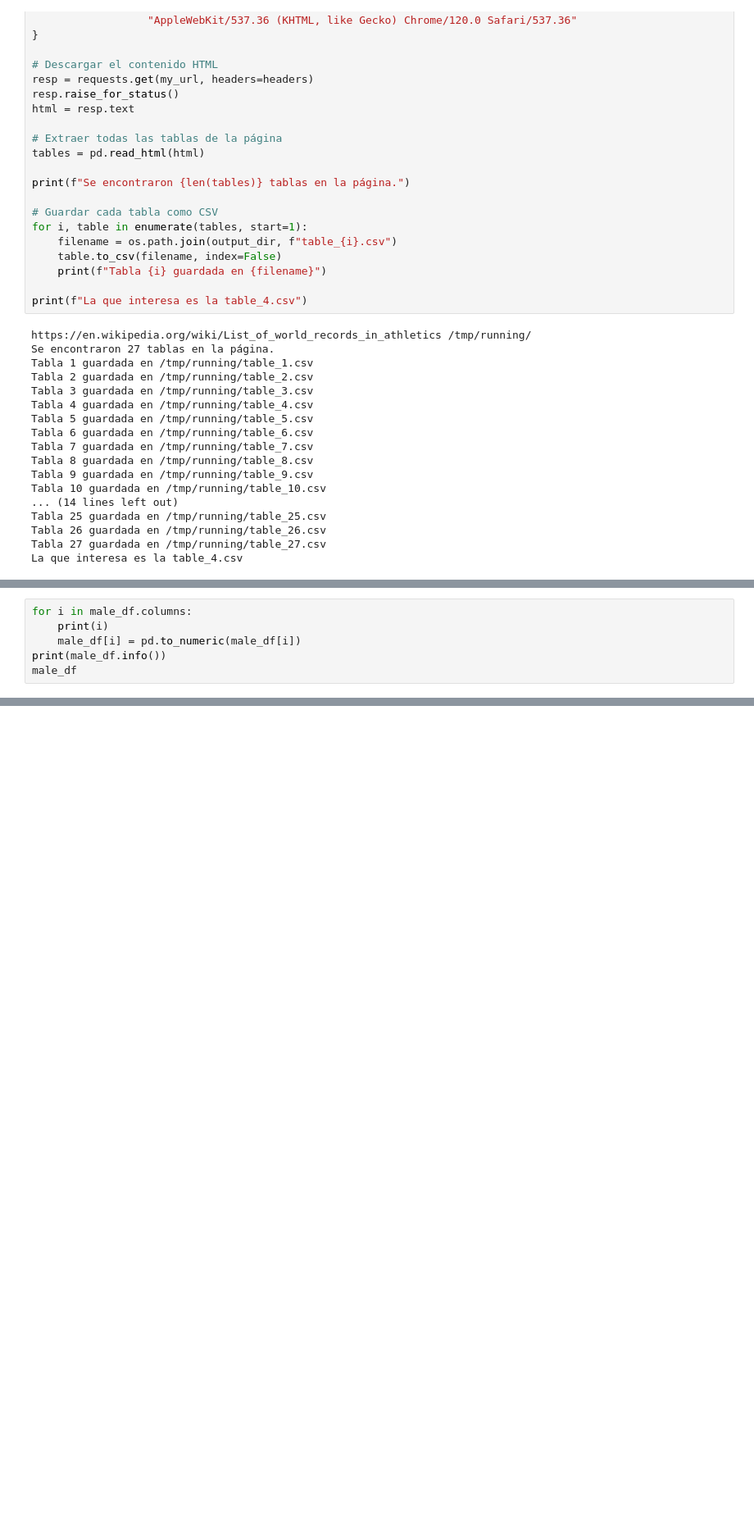
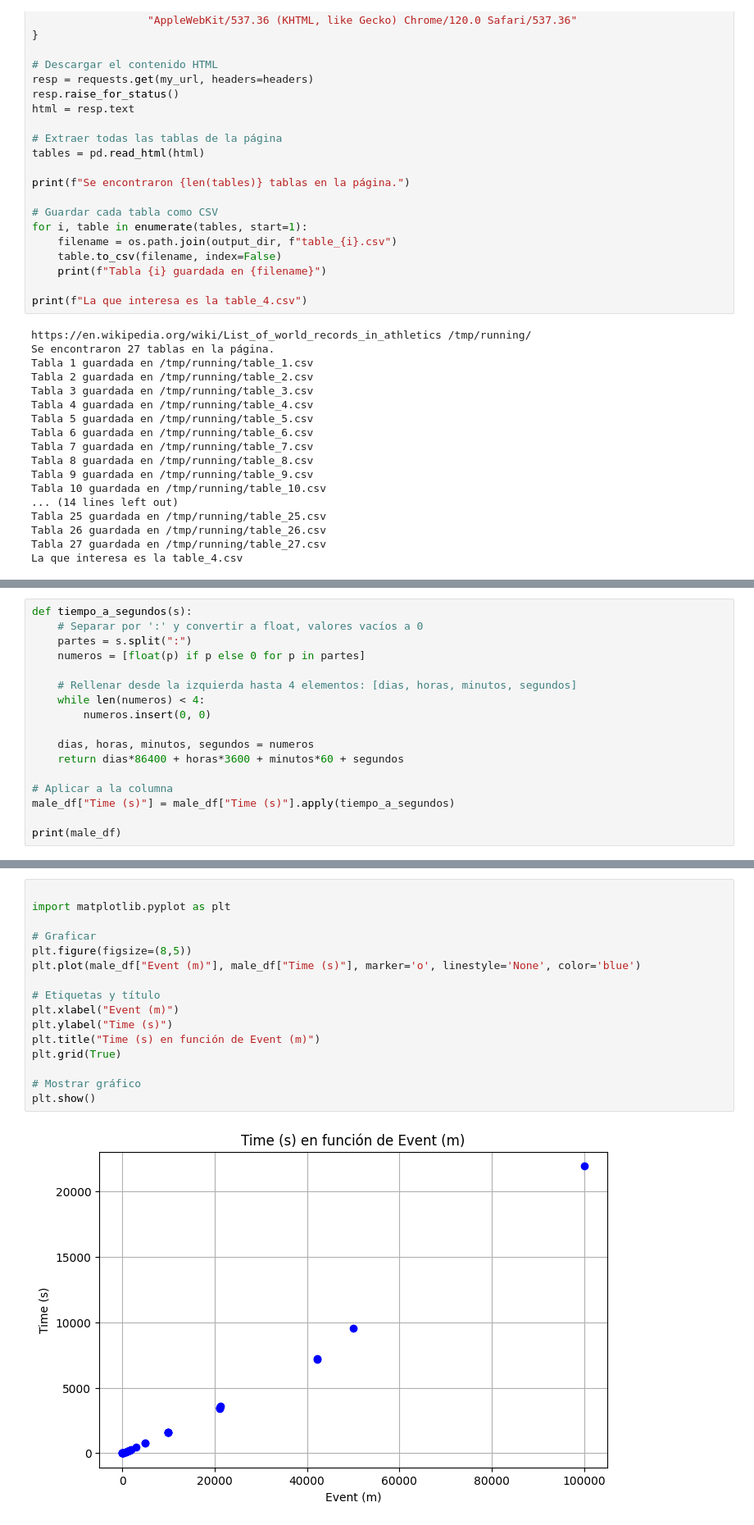
Before and after one commit to emuro/EM_probando, a Jupyter notebook: EM_familia/math/running_champions.ipynb, the cells around one changed output, grey strips where cells are left out. Shown at 82% size. Cells and saved outputs as stored; diff of their text form; blank space fills up the shorter version.

```diff
--- a/EM_familia/math/running_champions.ipynb
+++ b/EM_familia/math/running_champions.ipynb
@@ -209,6 +124,0 @@ None
-# %%
-for i in male_df.columns:
-    print(i)
-    male_df[i] = pd.to_numeric(male_df[i])
-print(male_df.info())
-male_df
@@ -280,0 +162,17 @@ It is quite accurate
+# %%
+def tiempo_a_segundos(s):
+    # Separar por ':' y convertir a float, valores vacíos a 0
+    partes = s.split(":")
+    numeros = [float(p) if p else 0 for p in partes]
+
+    # Rellenar desde la izquierda hasta 4 elementos: [dias, horas, minutos, segundos]
+    while len(numeros) < 4:
+        numeros.insert(0, 0)
+
+    dias, horas, minutos, segundos = numeros
+    return dias*86400 + horas*3600 + minutos*60 + segundos
+
+# Aplicar a la columna
+male_df["Time (s)"] = male_df["Time (s)"].apply(tiempo_a_segundos)
+
+print(male_df)
@@ -280,0 +200,18 @@ It is quite accurate
+# %%
+
+import matplotlib.pyplot as plt
+
+# Graficar
+plt.figure(figsize=(8,5))
+plt.plot(male_df["Event (m)"], male_df["Time (s)"], marker='o', linestyle='None', color='blue')
+
+# Etiquetas y título
+plt.xlabel("Event (m)")
+plt.ylabel("Time (s)")
+plt.title("Time (s) en función de Event (m)")
+plt.grid(True)
+
+# Mostrar gráfico
+plt.show()
+# %% [output]
+[figure, added]
```
Also changed, not shown: parts of 25 cells of this notebook.
